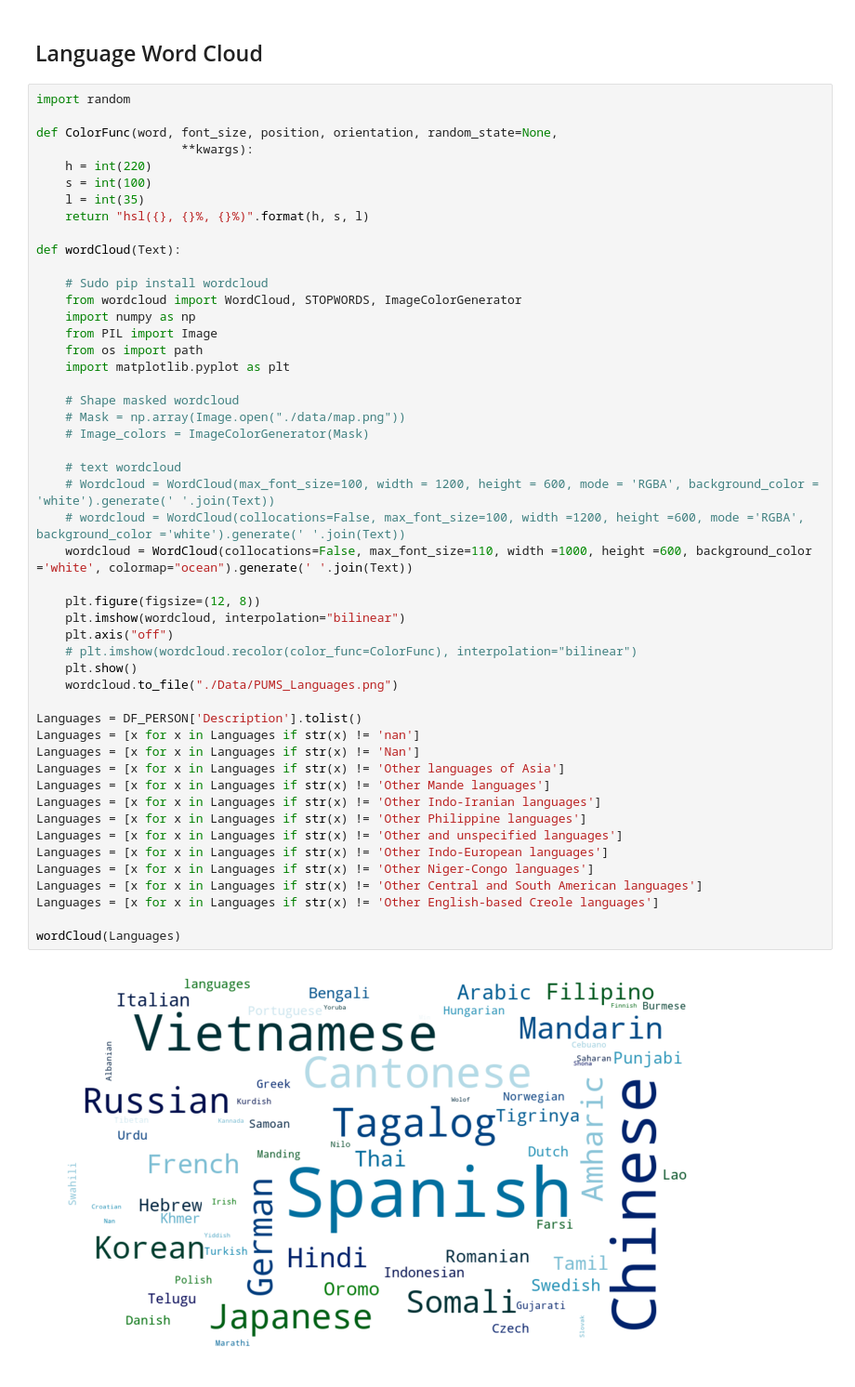
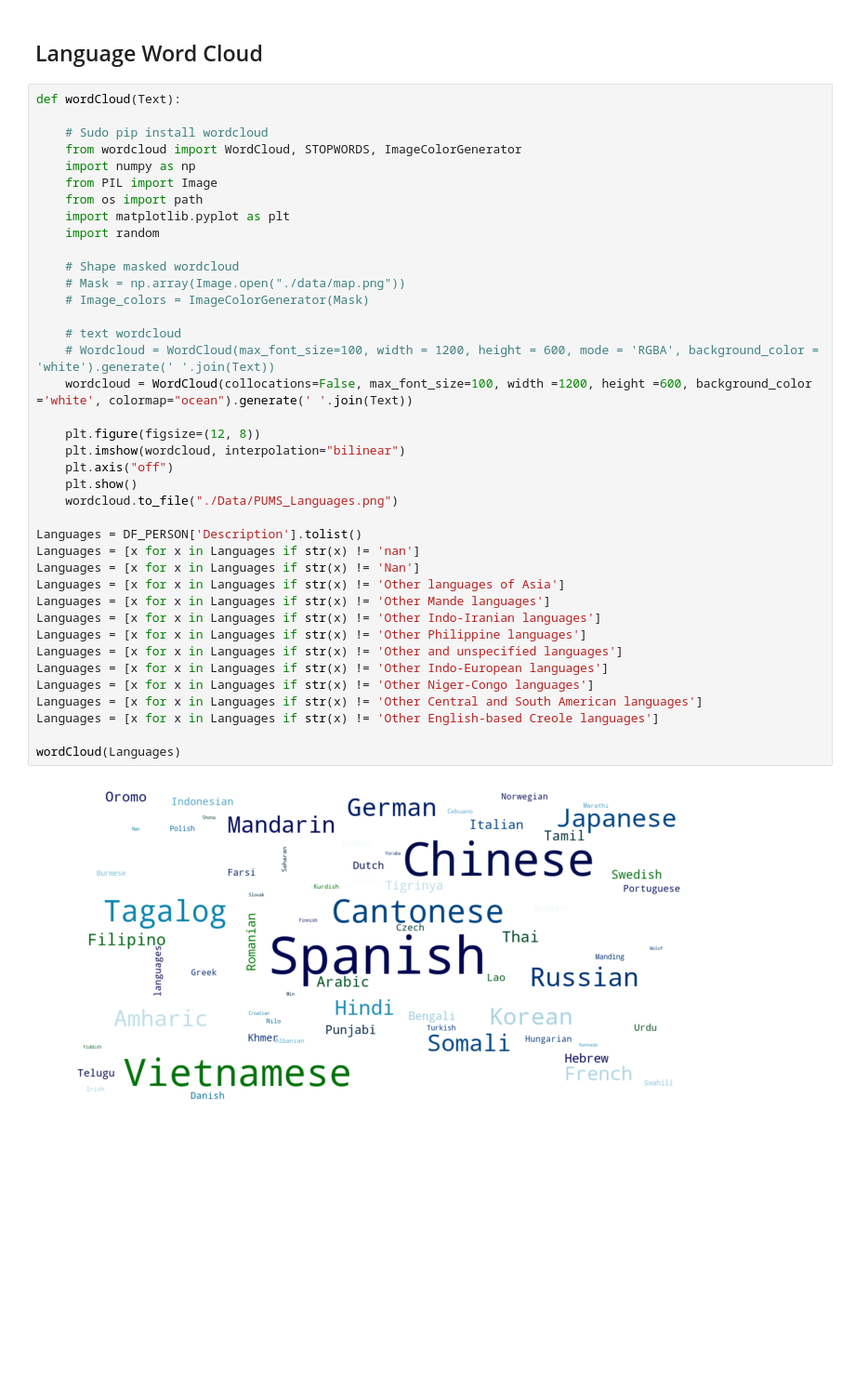
Before and after one commit to monolyst/census-demography, a Jupyter notebook: notebooks/PUMAS Microdata.ipynb, the cells around one changed output. Shown at 93% size. Saved outputs shown, nothing was run; the diff lists cells and outputs as text; blank space fills up the shorter version.

```diff
--- a/notebooks/PUMAS Microdata.ipynb
+++ b/notebooks/PUMAS Microdata.ipynb
@@ -204,15 +204,6 @@ Racial breakdown of non-white Spanish/Hispanic/Latio origin living at 60% AMI in
 # %% [markdown]
 ## Language Word Cloud
 # %%
-import random
-
-def ColorFunc(word, font_size, position, orientation, random_state=None,
-                    **kwargs):
-    h = int(220)
-    s = int(100)
-    l = int(35)
-    return "hsl({}, {}%, {}%)".format(h, s, l)
-
 def wordCloud(Text):
 
     # Sudo pip install wordcloud
@@ -221,36 +212,35 @@ def wordCloud(Text):
     from PIL import Image
     from os import path
     import matplotlib.pyplot as plt
+    import random
 
     # Shape masked wordcloud
     # Mask = np.array(Image.open("./data/map.png"))
     # Image_colors = ImageColorGenerator(Mask)
 
     # text wordcloud
     # Wordcloud = WordCloud(max_font_size=100, width = 1200, height = 600, mode = 'RGBA', background_color = 'white').generate(' '.join(Text))
-    # wordcloud = WordCloud(collocations=False, max_font_size=100, width =1200, height =600, mode ='RGBA', background_color ='white').generate(' '.join(Text))
-    wordcloud = WordCloud(collocations=False, max_font_size=110, width =1000, height =600, background_color ='white', colormap="ocean").generate(' '.join(Text))
+    wordcloud = WordCloud(collocations=False, max_font_size=100, width =1200, height =600, background_color ='white', colormap="ocean").generate(' '.join(Text))
 
     plt.figure(figsize=(12, 8))
     plt.imshow(wordcloud, interpolation="bilinear")
     plt.axis("off")
-    # plt.imshow(wordcloud.recolor(color_func=ColorFunc), interpolation="bilinear")
     plt.show()
     wordcloud.to_file("./Data/PUMS_Languages.png")
 
 Languages = DF_PERSON['Description'].tolist()
 Languages = [x for x in Languages if str(x) != 'nan']
 Languages = [x for x in Languages if str(x) != 'Nan']
 Languages = [x for x in Languages if str(x) != 'Other languages of Asia']
 Languages = [x for x in Languages if str(x) != 'Other Mande languages']
 Languages = [x for x in Languages if str(x) != 'Other Indo-Iranian languages']
 Languages = [x for x in Languages if str(x) != 'Other Philippine languages']
 Languages = [x for x in Languages if str(x) != 'Other and unspecified languages']
 Languages = [x for x in Languages if str(x) != 'Other Indo-European languages']
 Languages = [x for x in Languages if str(x) != 'Other Niger-Congo languages']
 Languages = [x for x in Languages if str(x) != 'Other Central and South American languages']
 Languages = [x for x in Languages if str(x) != 'Other English-based Creole languages']
 
 wordCloud(Languages)
 # %% [output]
-[figure, old version]
+[figure, new version]
```
Also changed, not shown: parts of 3 cells of this notebook, 2 other files.
